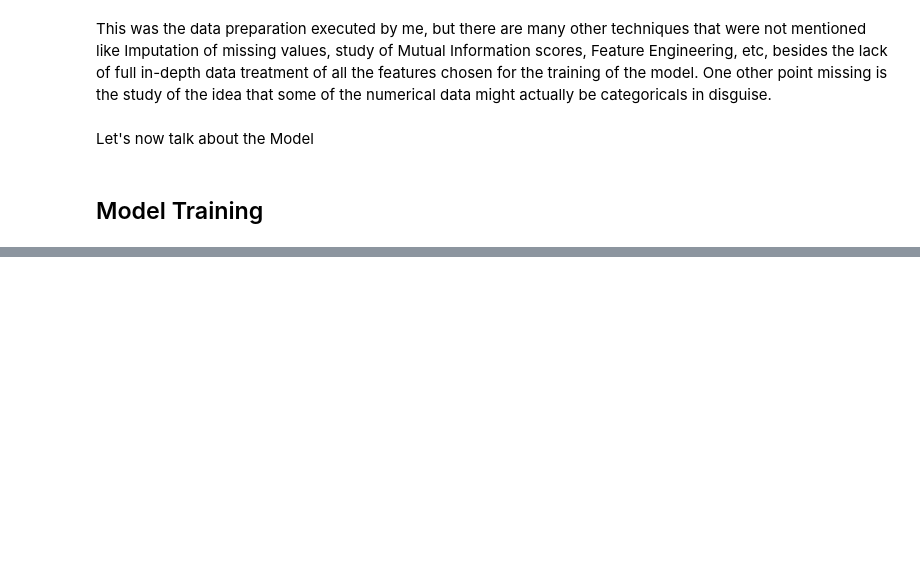
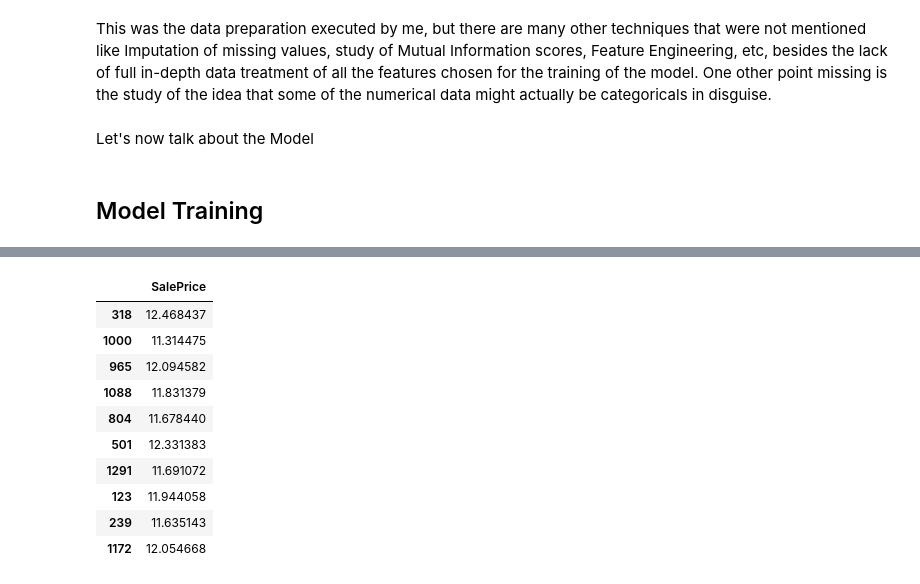
Before and after one commit to TiagoOliveira98/HousePrices, a Jupyter notebook: main.ipynb, the cells around one changed output, grey strips where cells are left out. Cells and saved outputs as stored; diff of their text form; code cells hidden in the pictures; blank space fills up the shorter version.

```diff
--- a/main.ipynb
+++ b/main.ipynb
@@ -467,0 +481,4 @@ memory usage: 720.0 KB
+# %%
+X = train_df.drop('SalePrice', axis=1)
+X_total = pd.concat([X,test_df])
+X_total.shape
@@ -467,0 +487,2 @@ memory usage: 720.0 KB
+# %%
+X_total = pd.get_dummies(X_total)
@@ -467,0 +493,5 @@ memory usage: 720.0 KB
+# %%
+X_tr = X_total[:1449]
+X_tr.shape
+X_te = X_total[1449:]
+X_te.shape
@@ -500,0 +546,2 @@ This was the data preparation executed by me, but there are many other technique
+# %%
+X_train, X_valid, y_train, y_valid = train_test_split(X_tr, train_df[['SalePrice']], test_size=0.2)
@@ -500,0 +640,14 @@ This was the data preparation executed by me, but there are many other technique
+# %%
+y_train[:10]
+# %% [output]
+|  | SalePrice |
+| 318 | 12.468437 |
+| 1000 | 11.314475 |
+| 965 | 12.094582 |
+| 1088 | 11.831379 |
+| 804 | 11.678440 |
+| 501 | 12.331383 |
+| 1291 | 11.691072 |
+| 123 | 11.944058 |
+| 239 | 11.635143 |
+| 1172 | 12.054668 |
```
Also changed, not shown: parts of 26 cells of this notebook, 2 other files.
